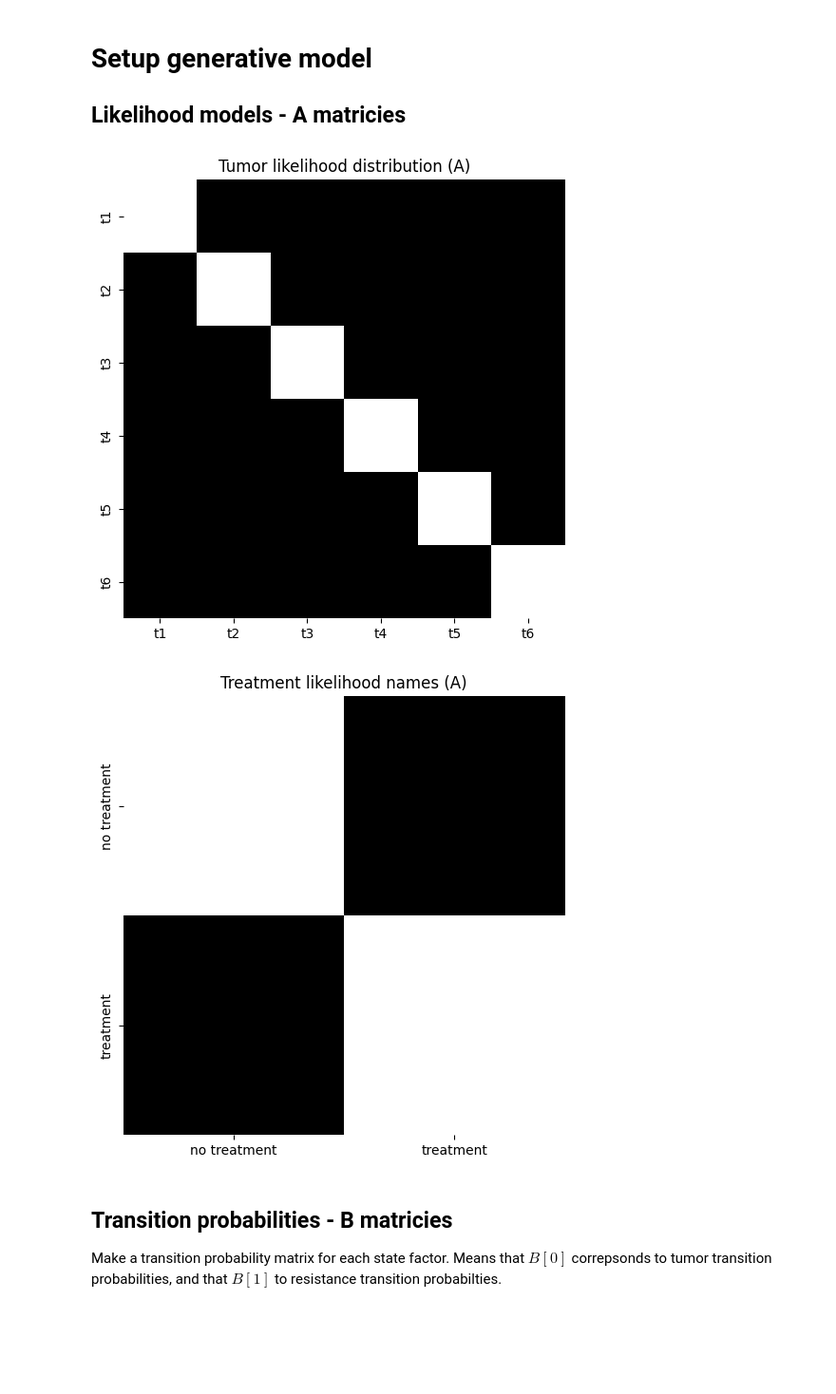
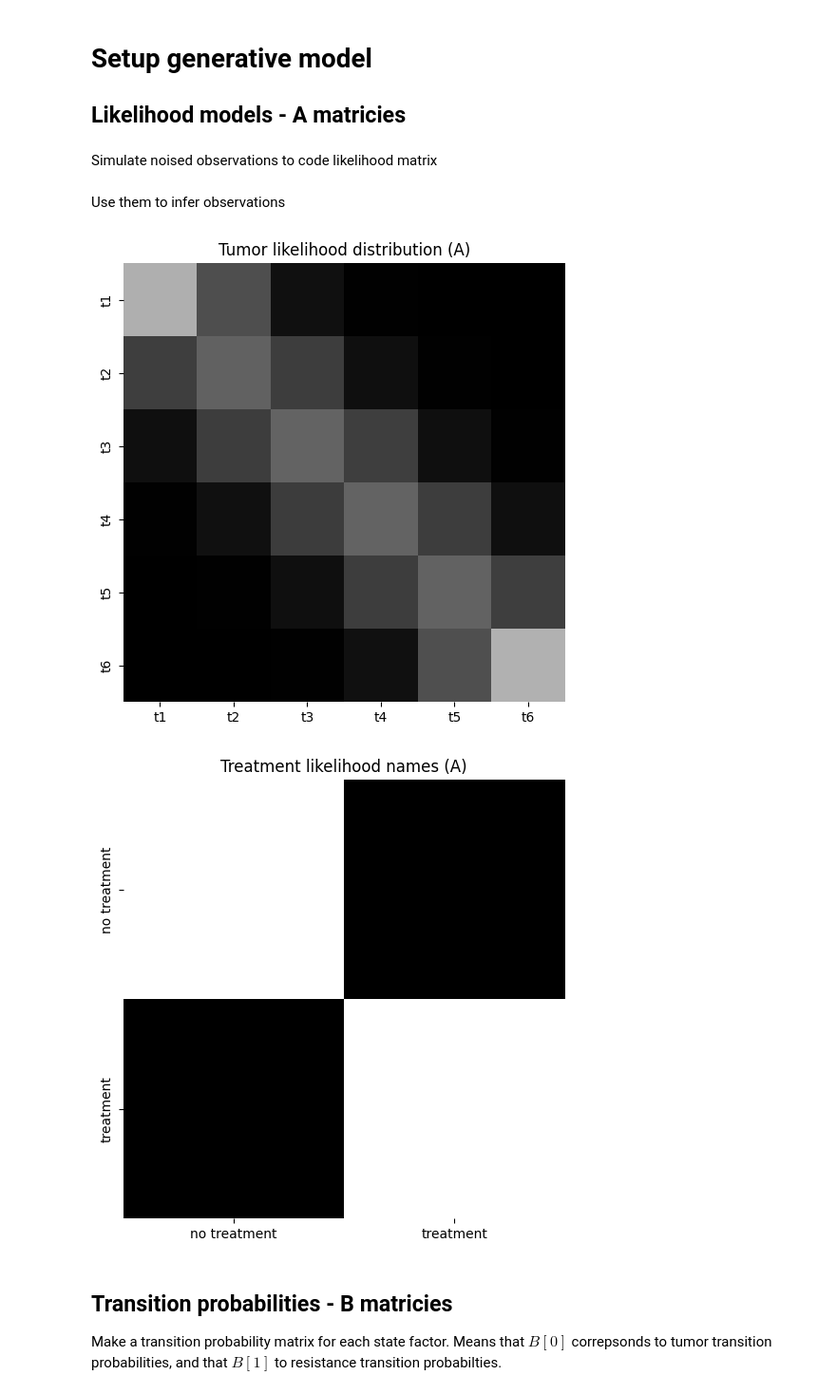
Before and after one commit to emilfrej/Active-Inference-Adaptive-Therapy, a Jupyter notebook: Python/discrete_sim_notebookV2.ipynb, the cells around one changed output. Shown at 95% size. Cells and saved outputs as stored; diff of their text form; code cells hidden in the pictures; blank space fills up the shorter version.

Commit message:
added noise and custom policies to comparison script

```diff
--- a/Python/discrete_sim_notebookV2.ipynb
+++ b/Python/discrete_sim_notebookV2.ipynb
@@ -19,6 +20,7 @@ tumor_starting_state = 0
 resistance_starting_state = 0
 treatment_starting_state = 0
 max_timesteps = 200
+noise_sd = 1
 
 ## bunch of things used in MDP, could possibly be removed
 #define names tumor names
@@ -179,6 +181,16 @@ def make_coinflips(p_list, length):
     return [coinflip(p, length) for p in p_list]
 
 p_lists = [[tumor_increase_prob], [resistance_increase_prob], treatment_effect_probs, resistance_decrease_probs]
+
+#def a function to add noise to the observation
+def add_noise(o, noise_sd):
+    o = (round(o[0] + np.random.normal(0, noise_sd)), o[1])
+    if o[0] < 0:
+        o = (0, o[1])
+    elif o[0] > len(tumor_names) - 1:
+        o = (5, o[1])
+
+    return o
 # %% [markdown]
 # Enivorement class
 Setting up the env class
@@ -268,6 +280,25 @@ env = DiscreteTumorEnvFlips()
 # %% [markdown]
 # Setup generative model
 ## Likelihood models - A matricies
+# %% [markdown]
+Simulate noised observations to code likelihood matrix
+# %%
+int_list = []
+noise_list = []
+for i in range(100000):
+    integer = random.choice(range(len(tumor_names)))
+
+    o = (integer, 0)
+
+    o = add_noise(o, noise_sd)
+
+    int_list.append(integer)
+
+    noise_list.append(o[0])
+
+noise_df = pd.DataFrame({'int': int_list, 'noise': noise_list})
+# %% [markdown]
+Use them to infer observations
 # %%
 #Create A likelihood matrix per modality. Since there are only two observable outcomes, tumor level and treatment, there will be two likelihood arrays
 #Create an empty array to store the likelihoods
@@ -277,36 +308,35 @@ A = pymdp.utils.obj_array( num_modalities )
 A_tumor = np.zeros((len(tumor_observation_names), len(tumor_names), len(resistance_names), len(treatment_names)))
 
 #Fill in the likelihood matrix for the tumor modality, with perfect observation of the tumor level
 for i in range(len(tumor_observation_names)):
     for j in range(len(tumor_names)):
         #if on the diagonal, the observation is correct
-        if i == j:
-            A_tumor[i, j, :, :] = 1.0
+            A_tumor[i, j, :, :] = sum(noise_df[noise_df['int'] == j]['noise'] == i) / len(noise_df[noise_df['int'] == j])
 
 #Store the likelihood matrix for the tumor modality in the likelihood array
 A[0] = A_tumor
 
 #Create a likelihood matrix for the treatment modality
 A_treatment = np.zeros((len(treatment_observation_names), len(tumor_names), len(resistance_names), len(treatment_names)))
 
 #Fill in the likelihood matrix for the treatment modality, with perfect observation of the treatment
 for i in range(len(treatment_observation_names)):
     for j in range(len(treatment_names)):
         #if on the diagonal, the observation is correct
         if i == j:
             A_treatment[i, :, :, j] = 1.0
 
 #Store the likelihood matrix for the treatment modality in the likelihood array
 A[1] = A_treatment
 
 
 #Plot the likelihood matrix for the tumor modality to check. Pick the first state of the resistance factor and no treatment
 plot_likelihood(A_tumor[:, :, 0, 0], xlabels = tumor_names, ylabels = tumor_observation_names, title_str = "Tumor likelihood distribution (A)")
 
 #For treatments
 plot_likelihood(A_treatment[:, 1, 2, :], xlabels = treatment_names, ylabels = treatment_observation_names, title_str = "Treatment likelihood names (A)")
 # %% [output]
-[figure, old version]
+[figure, new version]
 [figure]
 # %% [markdown]
 ## Transition probabilities - B matricies
```
Also changed, not shown: parts of 4 cells of this notebook, 2 other files.
